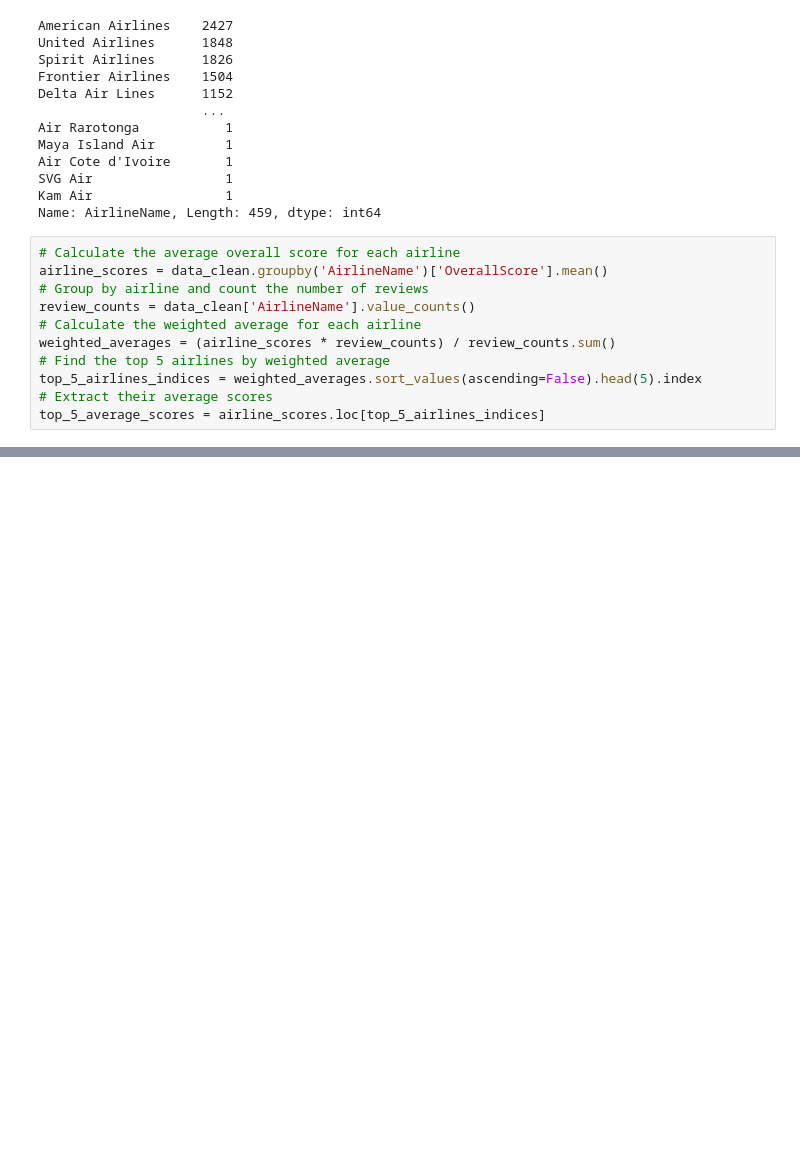
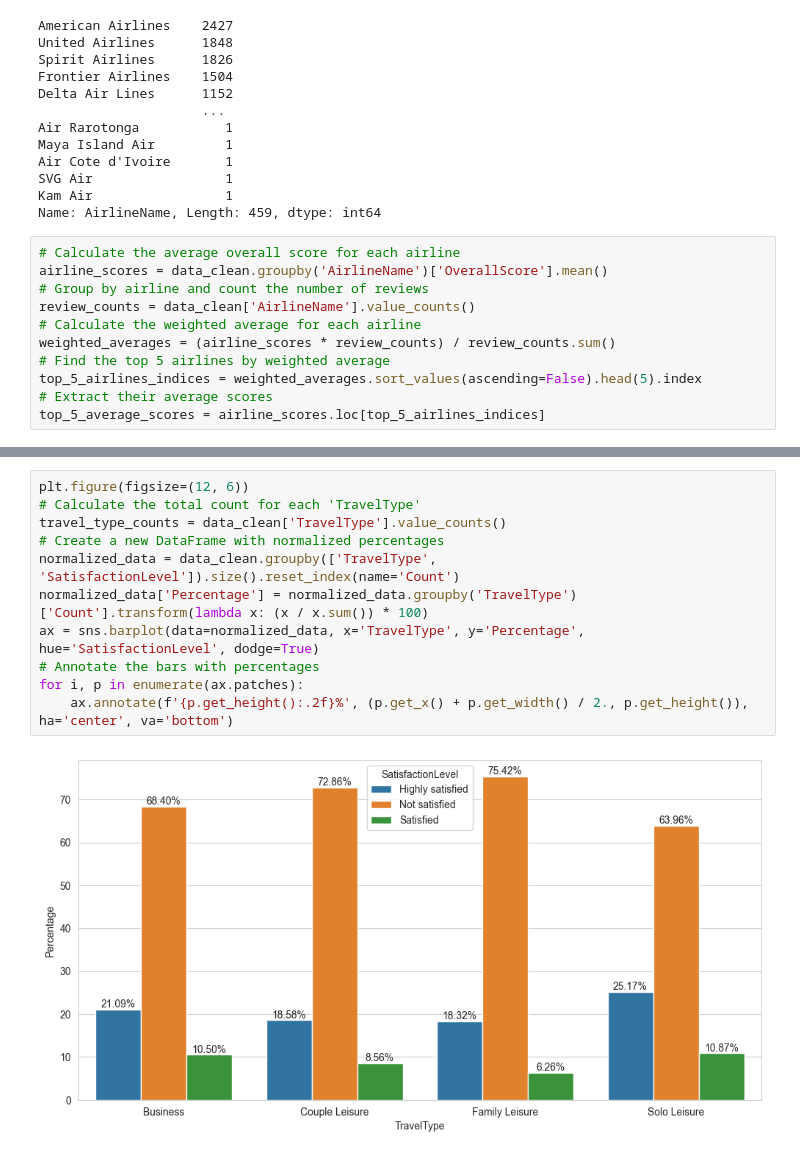
Before and after one commit to andeepl7/AppliedML, a Jupyter notebook: EDA- Airlines.ipynb, the cells around one changed output, grey strips where cells are left out. Cells and saved outputs as stored; diff of their text form; blank space fills up the shorter version.

```diff
--- a/EDA- Airlines.ipynb
+++ b/EDA- Airlines.ipynb
@@ -266,0 +339,13 @@ plt.show()
+# %%
+plt.figure(figsize=(12, 6))
+# Calculate the total count for each 'TravelType'
+travel_type_counts = data_clean['TravelType'].value_counts()
+# Create a new DataFrame with normalized percentages
+normalized_data = data_clean.groupby(['TravelType', 'SatisfactionLevel']).size().reset_index(name='Count')
+normalized_data['Percentage'] = normalized_data.groupby('TravelType')['Count'].transform(lambda x: (x / x.sum()) * 100)
+ax = sns.barplot(data=normalized_data, x='TravelType', y='Percentage', hue='SatisfactionLevel', dodge=True)
+# Annotate the bars with percentages
+for i, p in enumerate(ax.patches):
+    ax.annotate(f'{p.get_height():.2f}%', (p.get_x() + p.get_width() / 2., p.get_height()), ha='center', va='bottom')
+# %% [output]
+[figure, added]
```
Also changed, not shown: parts of 19 cells of this notebook.
